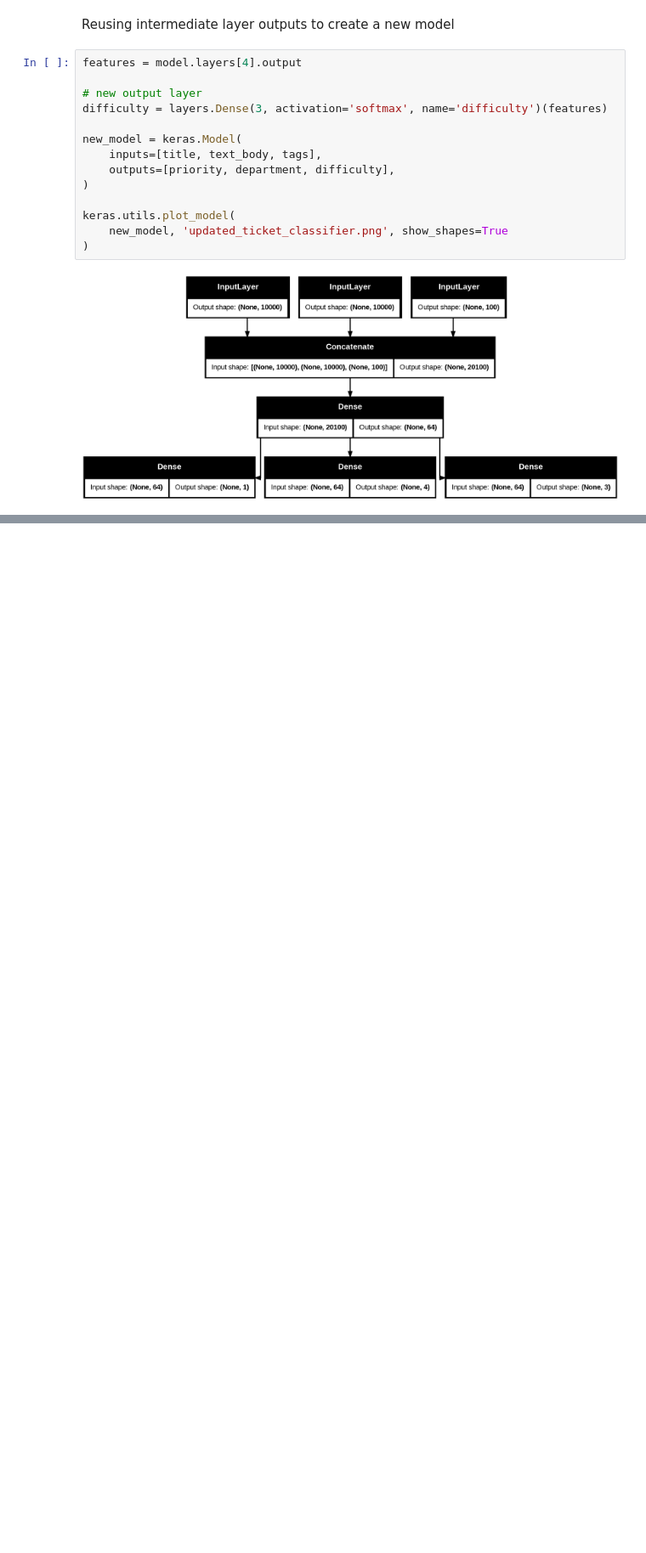
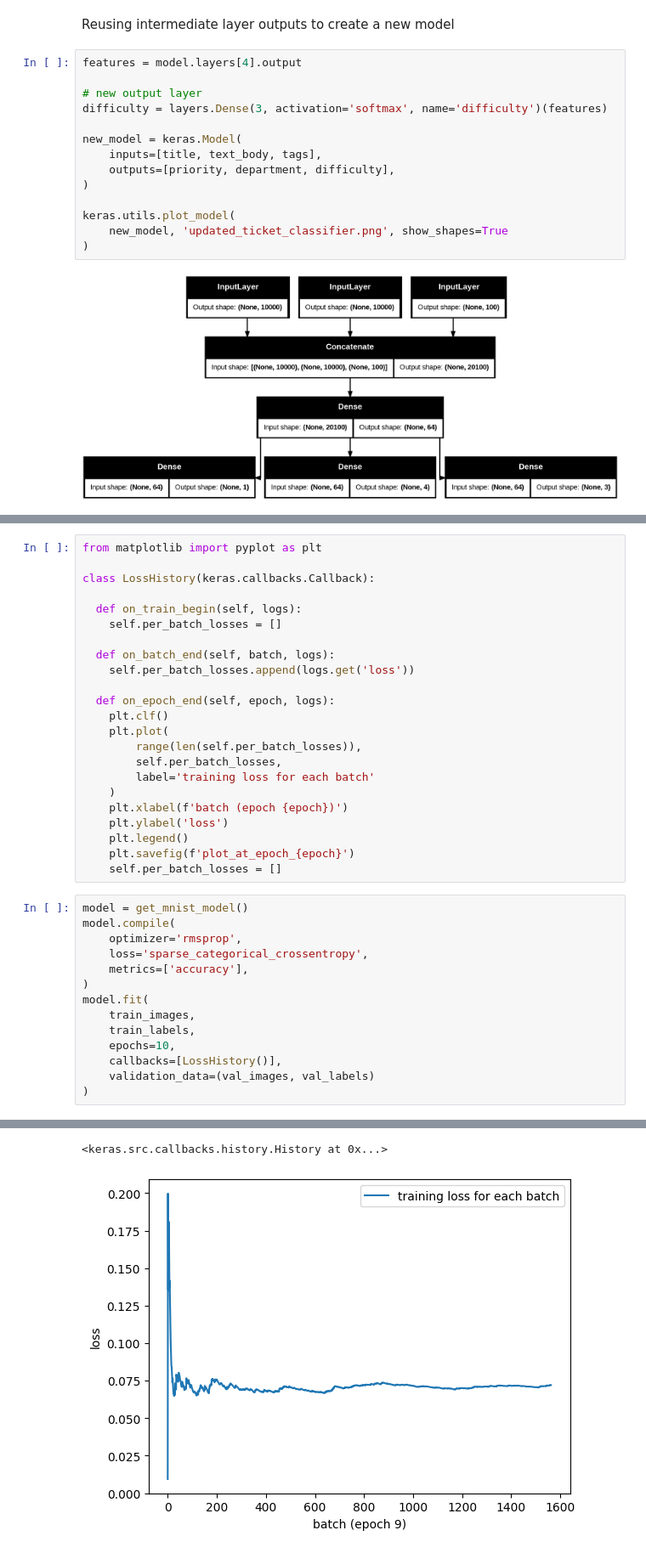
Before and after one commit to dextersjab/ml-dojo, a Jupyter notebook: projects/dl_w_py/ch7.ipynb, the cells around one changed output, grey strips where cells are left out. Shown: that part at 85% size. Saved outputs shown, nothing was run; the diff lists cells and outputs as text; blank space fills up the shorter version.

```diff
--- a/projects/dl_w_py/ch7.ipynb
+++ b/projects/dl_w_py/ch7.ipynb
@@ -265,0 +462,38 @@ keras.utils.plot_model(
+# %%
+from matplotlib import pyplot as plt
+
+class LossHistory(keras.callbacks.Callback):
+
+  def on_train_begin(self, logs):
+    self.per_batch_losses = []
+
+  def on_batch_end(self, batch, logs):
+    self.per_batch_losses.append(logs.get('loss'))
+
+  def on_epoch_end(self, epoch, logs):
+    plt.clf()
+    plt.plot(
+        range(len(self.per_batch_losses)),
+        self.per_batch_losses,
+        label='training loss for each batch'
+    )
+    plt.xlabel(f'batch (epoch {epoch})')
+    plt.ylabel('loss')
+    plt.legend()
+    plt.savefig(f'plot_at_epoch_{epoch}')
+    self.per_batch_losses = []
+# %%
+model = get_mnist_model()
+model.compile(
+    optimizer='rmsprop',
+    loss='sparse_categorical_crossentropy',
+    metrics=['accuracy'],
+)
+model.fit(
+    train_images,
+    train_labels,
+    epochs=10,
+    callbacks=[LossHistory()],
+    validation_data=(val_images, val_labels)
+)
+# %% [output]
@@ -265,0 +520,2 @@ keras.utils.plot_model(
+<keras.src.callbacks.history.History at 0x...>
+[figure, added]
```
Also changed, not shown: parts of 35 cells of this notebook.
